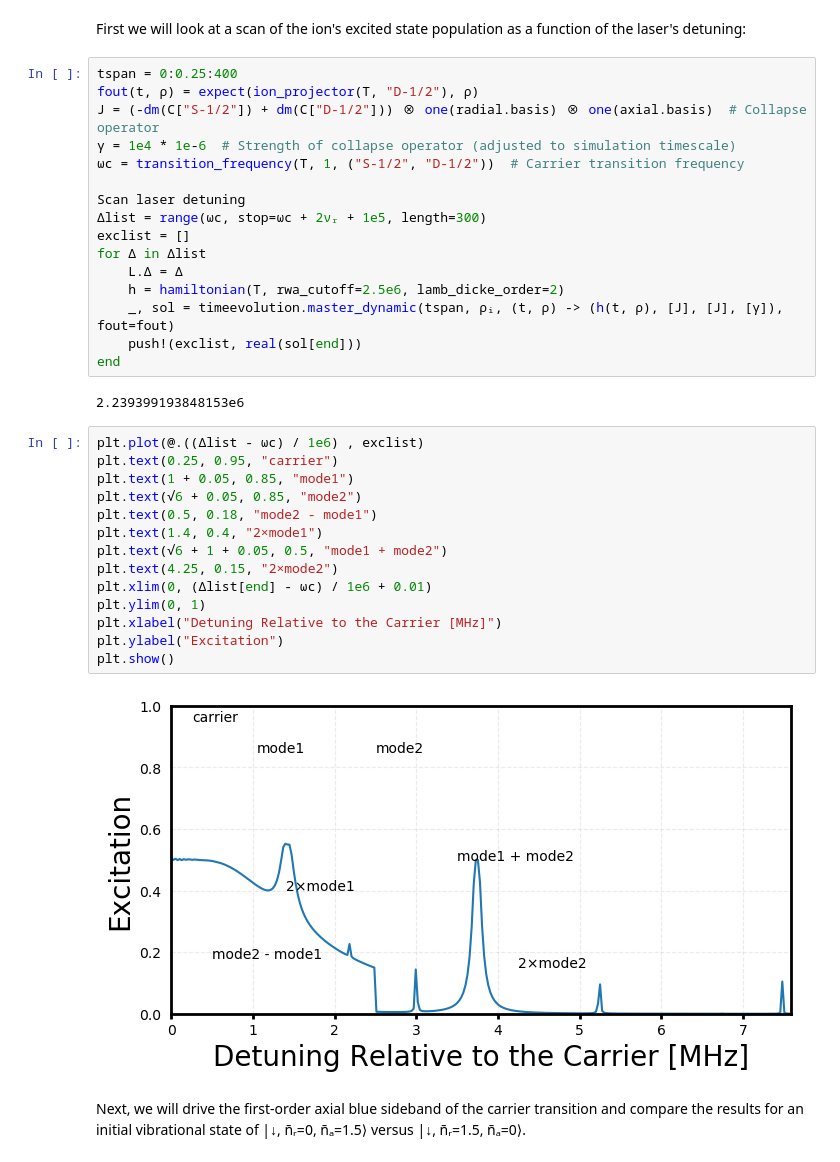
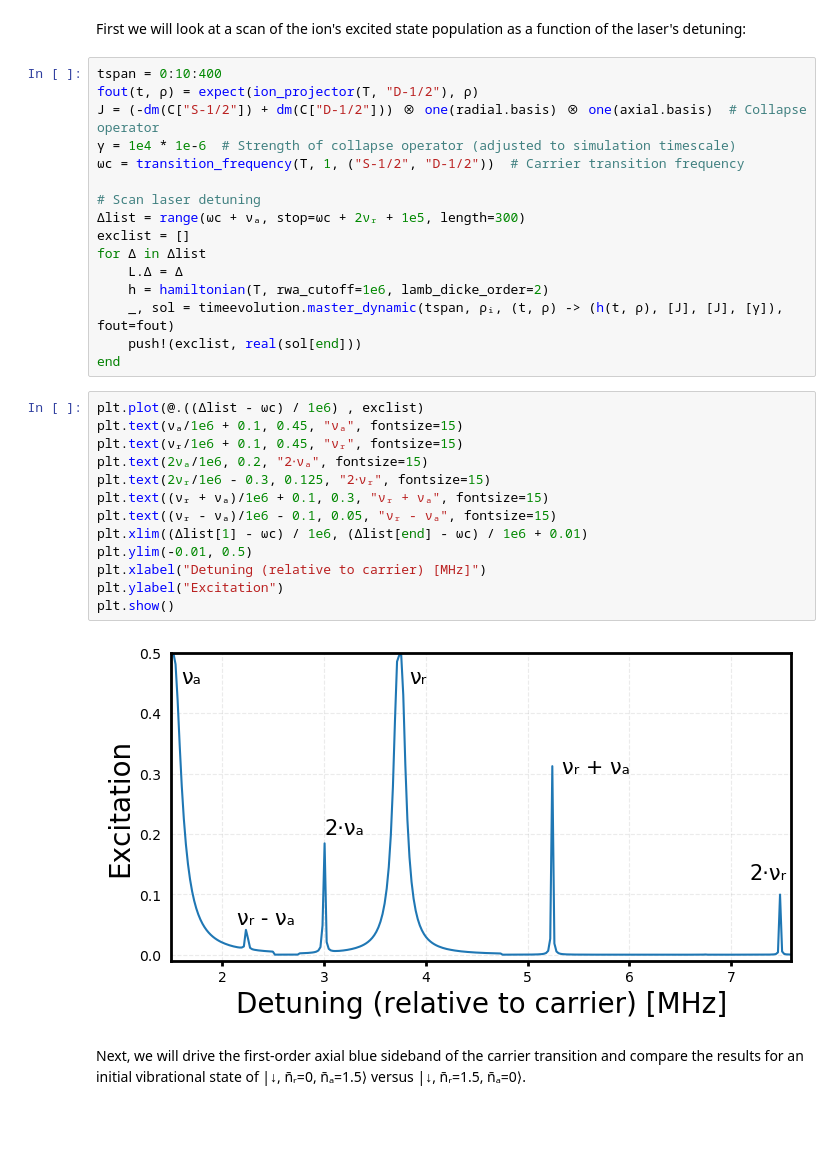
Before and after one commit to HaeffnerLab/IonSim.jl, a Jupyter notebook: examples/multi-mode_interactions.ipynb, the cells around one changed output. Saved outputs shown, nothing was run; the diff lists cells and outputs as text; blank space fills up the shorter version.

Commit message:
added multi-mode example notebook

```diff
--- a/examples/multi-mode_interactions.ipynb
+++ b/examples/multi-mode_interactions.ipynb
@@ -51,39 +52,36 @@ axial.N = 8; radial.N = 8  # set mode dimensions
 # %% [markdown]
 First we will look at a scan of the ion's excited state population as a function of the laser's detuning:
 # %%
-tspan = 0:0.25:400
+tspan = 0:10:400
 fout(t, ρ) = expect(ion_projector(T, "D-1/2"), ρ)
 J = (-dm(C["S-1/2"]) + dm(C["D-1/2"])) ⊗ one(radial.basis) ⊗ one(axial.basis)  # Collapse operator
 γ = 1e4 * 1e-6  # Strength of collapse operator (adjusted to simulation timescale)
 ωc = transition_frequency(T, 1, ("S-1/2", "D-1/2"))  # Carrier transition frequency
 
-Scan laser detuning
-Δlist = range(ωc, stop=ωc + 2νᵣ + 1e5, length=300)
+# Scan laser detuning
+Δlist = range(ωc + νₐ, stop=ωc + 2νᵣ + 1e5, length=300)
 exclist = []
 for Δ in Δlist
     L.Δ = Δ
-    h = hamiltonian(T, rwa_cutoff=2.5e6, lamb_dicke_order=2)
+    h = hamiltonian(T, rwa_cutoff=1e6, lamb_dicke_order=2)
     _, sol = timeevolution.master_dynamic(tspan, ρᵢ, (t, ρ) -> (h(t, ρ), [J], [J], [γ]), fout=fout)
     push!(exclist, real(sol[end]))
 end
-# %% [output]
-2.239399193848153e6
-# %%
-plt.plot(@.((Δlist - ωc) / 1e6) , exclist)
-plt.text(0.25, 0.95, "carrier")
-plt.text(1 + 0.05, 0.85, "mode1")
-plt.text(√6 + 0.05, 0.85, "mode2")
-plt.text(0.5, 0.18, "mode2 - mode1")
-plt.text(1.4, 0.4, "2×mode1")
-plt.text(√6 + 1 + 0.05, 0.5, "mode1 + mode2")
-plt.text(4.25, 0.15, "2×mode2")
-plt.xlim(0, (Δlist[end] - ωc) / 1e6 + 0.01)
-plt.ylim(0, 1)
-plt.xlabel("Detuning Relative to the Carrier [MHz]")
-plt.ylabel("Excitation")
-plt.show()
-# %% [output]
-[figure, removed]
+# %%
+plt.plot(@.((Δlist - ωc) / 1e6) , exclist)
+plt.text(νₐ/1e6 + 0.1, 0.45, "νₐ", fontsize=15)
+plt.text(νᵣ/1e6 + 0.1, 0.45, "νᵣ", fontsize=15)
+plt.text(2νₐ/1e6, 0.2, "2⋅νₐ", fontsize=15)
+plt.text(2νᵣ/1e6 - 0.3, 0.125, "2⋅νᵣ", fontsize=15)
+plt.text((νᵣ + νₐ)/1e6 + 0.1, 0.3, "νᵣ + νₐ", fontsize=15)
+plt.text((νᵣ - νₐ)/1e6 - 0.1, 0.05, "νᵣ - νₐ", fontsize=15)
+plt.xlim((Δlist[1] - ωc) / 1e6, (Δlist[end] - ωc) / 1e6 + 0.01)
+plt.ylim(-0.01, 0.5)
+plt.xlabel("Detuning (relative to carrier) [MHz]")
+plt.ylabel("Excitation")
+plt.show()
+# %% [output]
+[figure, added]
 # %% [markdown]
 Next, we will drive the first-order axial blue sideband of the carrier transition and compare the results for an initial vibrational state of |↓, n̄ᵣ=0, n̄ₐ=1.5⟩ versus |↓, n̄ᵣ=1.5, n̄ₐ=0⟩.
 # %%
```
Also changed, not shown: parts of 6 cells of this notebook.
